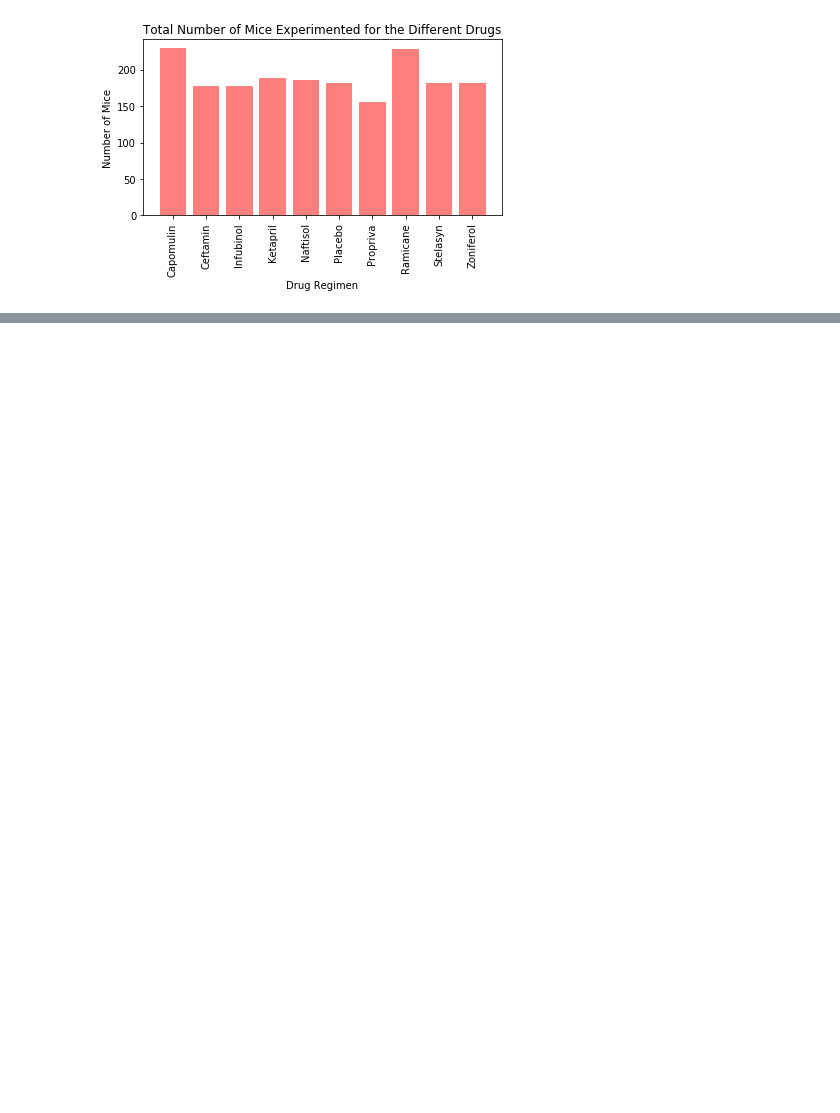
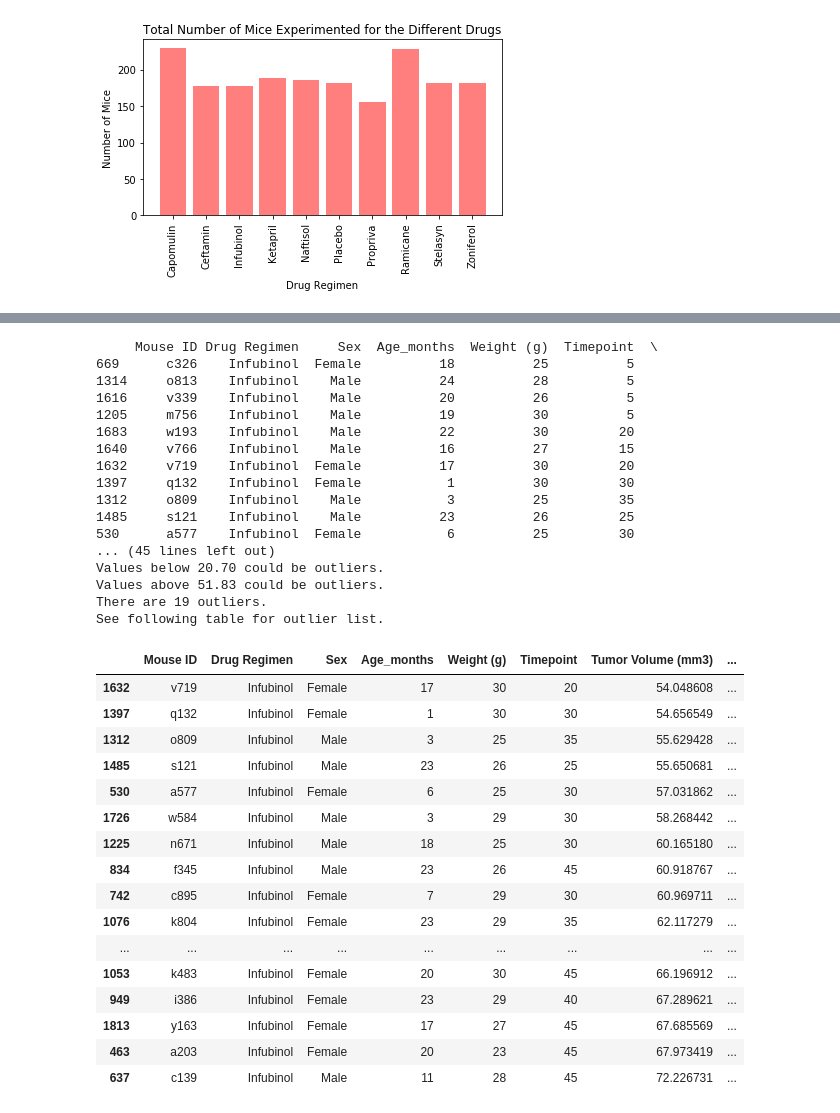
Before and after one commit to annabelcheong/matplotlib, a Jupyter notebook: pymaceuticals.ipynb, the cells around one changed output, grey strips where cells are left out. Saved outputs shown, nothing was run; the diff lists cells and outputs as text; code cells hidden in the pictures; blank space fills up the shorter version.

Commit message:
Completed quartile ranges and outlier calcs

```diff
--- a/pymaceuticals.ipynb
+++ b/pymaceuticals.ipynb
@@ -205,0 +401,68 @@ plt.tight_layout()
+# %%
+#INFUBINOL QUARTILES AND OUTLIERS
+# # Calculate the final tumor volume of each mouse across Infubinol.
+
+#Filter for Regimen "Infubinol" rows
+infub=tumor_vol[tumor_vol["Drug Regimen"].isin(["Infubinol"])]
+infub=infub.sort_values(by="Tumor Volume (mm3)", ascending=True)
+print(infub)
+
+#Determine Quartiles, IQR, Outliers.
+quartiles = capomul["Tumor Volume (mm3)"].quantile([.25,.5,.75])
+lowerq = quartiles[0.25]
+upperq = quartiles[0.75]
+iqr = upperq-lowerq
+
+print(f"The lower quartile of tumor volume (mm3) is: {lowerq:.2f}")
+print(f"The upper quartile of tumor volume (mm3) is: {upperq:.2f}")
+print(f"The interquartile range of tumor volume (mm3) is: {iqr:.2f}")
+print(f"The the median of tumor volume (mm3) is: {quartiles[0.5]:.2f} ")
+
+#Outliers, values below lower_bound and values above upper_bound
+lower_bound = lowerq - (1.5*iqr)
+upper_bound = upperq + (1.5*iqr)
+print(f"Values below {lower_bound:.2f} could be outliers.")
+print(f"Values above {upper_bound:.2f} could be outliers.")
+
+#Outliers Table
+infub_outlier=infub[(infub["Tumor Volume (mm3)"]<lower_bound)|(infub["Tumor Volume (mm3)"]>upper_bound)]
+
+x=infub_outlier.count()["Mouse ID"]
+print(f"There are {x} outliers. \nSee following table for outlier list.")
+#print outlier table
+infub_outlier
+# %% [output]
+     Mouse ID Drug Regimen     Sex  Age_months  Weight (g)  Timepoint  \
+669      c326    Infubinol  Female          18          25          5
+1314     o813    Infubinol    Male          24          28          5
+1616     v339    Infubinol    Male          20          26          5
+1205     m756    Infubinol    Male          19          30          5
+1683     w193    Infubinol    Male          22          30         20
+1640     v766    Infubinol    Male          16          27         15
+1632     v719    Infubinol  Female          17          30         20
+1397     q132    Infubinol  Female           1          30         30
+1312     o809    Infubinol    Male           3          25         35
+1485     s121    Infubinol    Male          23          26         25
+530      a577    Infubinol  Female           6          25         30
+... (45 lines left out)
+Values below 20.70 could be outliers.
+Values above 51.83 could be outliers.
+There are 19 outliers.
+See following table for outlier list.
+|  | Mouse ID | Drug Regimen | Sex | Age_months | Weight (g) | Timepoint | Tumor Volume (mm3) | ... |
+| 1632 | v719 | Infubinol | Female | 17 | 30 | 20 | 54.048608 | ... |
+| 1397 | q132 | Infubinol | Female | 1 | 30 | 30 | 54.656549 | ... |
+| 1312 | o809 | Infubinol | Male | 3 | 25 | 35 | 55.629428 | ... |
+| 1485 | s121 | Infubinol | Male | 23 | 26 | 25 | 55.650681 | ... |
+| 530 | a577 | Infubinol | Female | 6 | 25 | 30 | 57.031862 | ... |
+| 1726 | w584 | Infubinol | Male | 3 | 29 | 30 | 58.268442 | ... |
+| 1225 | n671 | Infubinol | Male | 18 | 25 | 30 | 60.165180 | ... |
+| 834 | f345 | Infubinol | Male | 23 | 26 | 45 | 60.918767 | ... |
+| 742 | c895 | Infubinol | Female | 7 | 29 | 30 | 60.969711 | ... |
+| 1076 | k804 | Infubinol | Female | 23 | 29 | 35 | 62.117279 | ... |
+| ... | ... | ... | ... | ... | ... | ... | ... | ... |
+| 1053 | k483 | Infubinol | Female | 20 | 30 | 45 | 66.196912 | ... |
+| 949 | i386 | Infubinol | Female | 23 | 29 | 40 | 67.289621 | ... |
+| 1813 | y163 | Infubinol | Female | 17 | 27 | 45 | 67.685569 | ... |
+| 463 | a203 | Infubinol | Female | 20 | 23 | 45 | 67.973419 | ... |
+| 637 | c139 | Infubinol | Male | 11 | 28 | 45 | 72.226731 | ... |
```
Also changed, not shown: parts of 10 cells of this notebook.
